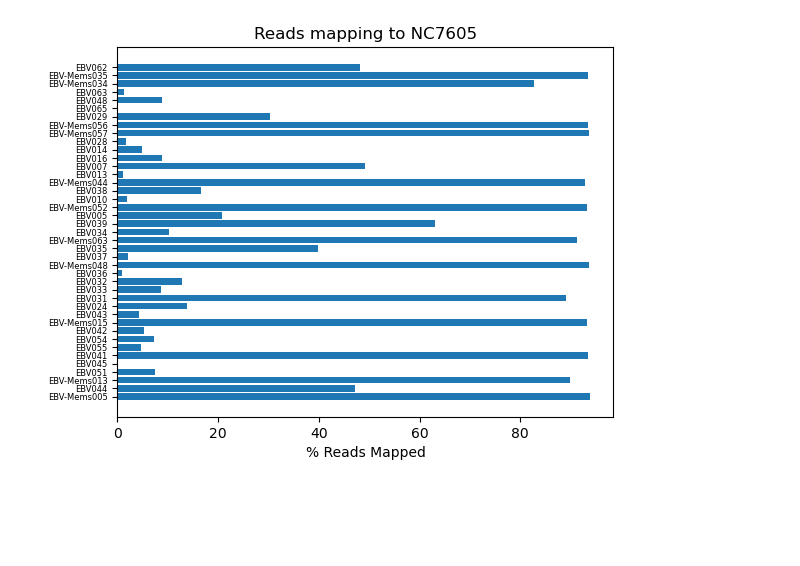
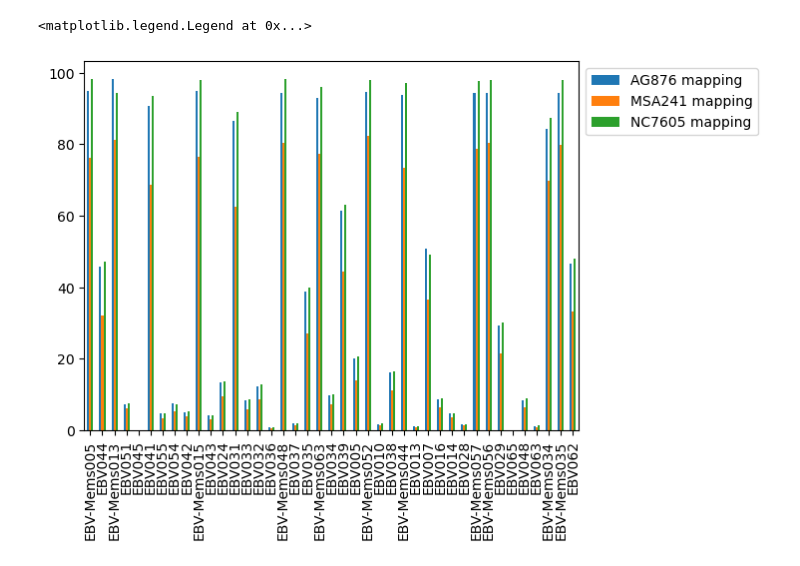
Before and after one commit to jamesboot/ViralVariantCalling, a Jupyter notebook: 6-alignmentQC.ipynb, the cells around one changed output. Cells and saved outputs as stored; diff of their text form; code cells hidden in the pictures; blank space fills up the shorter version.

Commit message:
Improvements to alignmentQC

```diff
--- a/6-alignmentQC.ipynb
+++ b/6-alignmentQC.ipynb
@@ -5,41 +5,59 @@ import glob
 import matplotlib.pyplot as plt
 import numpy as np
 # %%
-# Specify directory
-dir = '/Users/jamesboot/Documents/9.Genome Centre Files/GC-AAA-10836/NC7605-Align'
-files = dir + '/*.tsv'
+# Specify directories
+dirs = ['/Users/jamesboot/Documents/9.Genome Centre Files/GC-AAA-10836/v2/AG876_align',
+       '/Users/jamesboot/Documents/9.Genome Centre Files/GC-AAA-10836/v2/MSA241_align',
+       '/Users/jamesboot/Documents/9.Genome Centre Files/GC-AAA-10836/v2/NC7605_align']
+genome = ['AG876', 'MSA241', 'NC7605']
 
-# Find input files
-inFiles = glob.glob(files)
+# Make empty list for dataframes to go in
+mappingList = list()
 
-# Create sample names from file names
-inFileShort = [s.replace(dir+'/', '') for s in inFiles]
-samples = [s.replace('.tsv', '') for s in inFileShort]
+# For loop to go through all directories load as pandas dataframe and put into list
+for i in range(len(dirs)):
+    files = dirs[i] + '/*.tsv'
 
-# Read in files
-DF_list = list()
-DF_list = [pd.read_csv(sheet, sep = '\t', names = ['QC-Passed-Reads',
-                                                   'QC-Failed-Reads',
-                                                   'Metric'], index_col = 2) for sheet in inFiles]
+    # Find input files
+    inFiles = glob.glob(files)
+    #print(inFiles)
 
-# Create an array of mapping percentages
-# Empty array for results to go in
-mapping = []
-for x in DF_list:
-    val = x.loc['mapped %', 'QC-Passed-Reads']
-    val2 = float(val.replace('%', ''))
-    mapping.append(val2)
+    # Create sample names from file names
+    inFileShort = [s.replace(dirs[i] + '/', '') for s in inFiles]
+    samples = [s.replace('.tsv', '') for s in inFileShort]
+    #print(samples)
 
-#print(mapping)
+    # Read in files
+    DF_list = [pd.read_csv(sheet, sep = '\t', names = ['QC-Passed-Reads',
+                                                    'QC-Failed-Reads',
+                                                    'Metric'], index_col = 2) for sheet in inFiles]
 
-# Convert to numpy arrays for plotting
-x = np.array(samples)
-y = np.array(mapping)
+    # Create an array of mapping percentages
+    # Empty dataframe for results to go in
+    mapping = pd.DataFrame()
+    for j in range(len(DF_list)):
+        val = DF_list[j].loc['mapped %', 'QC-Passed-Reads']
+        val2 = float(val.replace('%', ''))
+        mapping[samples[j]] = [val2]
+        mapping.index = [str(genome[i] + ' mapping')]
 
-plt.barh(x,y)
-plt.yticks(fontsize=6)
-plt.xlabel("% Reads Mapped")
-plt.title('Reads mapping to NC7605')
-plt.show()
+    mappingList.append(mapping)
+
+# Transpose all the tables and make change colnames
+for i in range(len(genome)):
+    mappingList[i] = mappingList[i].transpose()
+
+# Check mappingList
+# print(mappingList)
+# print(len(mappingList))
+# list(mappingList['AG876'].columns)
+
+# Merge dataframes together
+mappingTotalDF = mappingList[0].join(mappingList[1:])
+# print(totalDF)
+
+# Plot
+mappingTotalDF.plot.bar().legend(bbox_to_anchor=(1.0, 1.0))
 # %% [output]
+<matplotlib.legend.Legend at 0x...>
-[figure, old version]
+[figure, new version]
```
Also changed, not shown: parts of 6 cells of this notebook.
